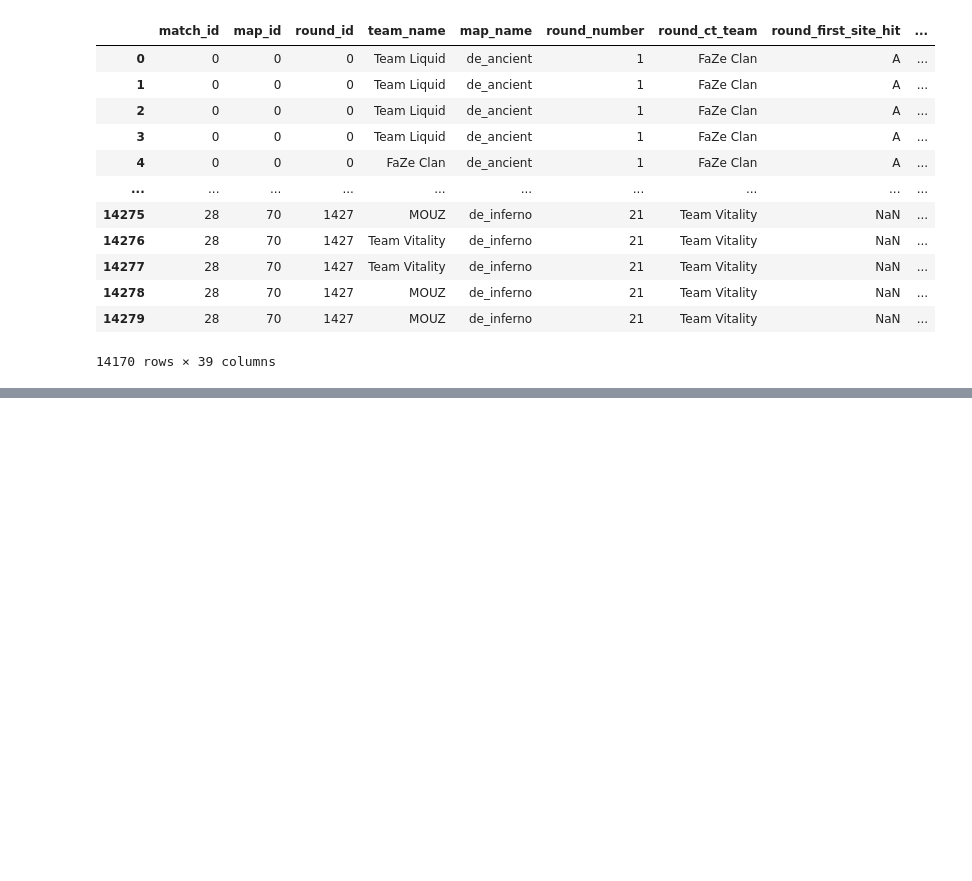
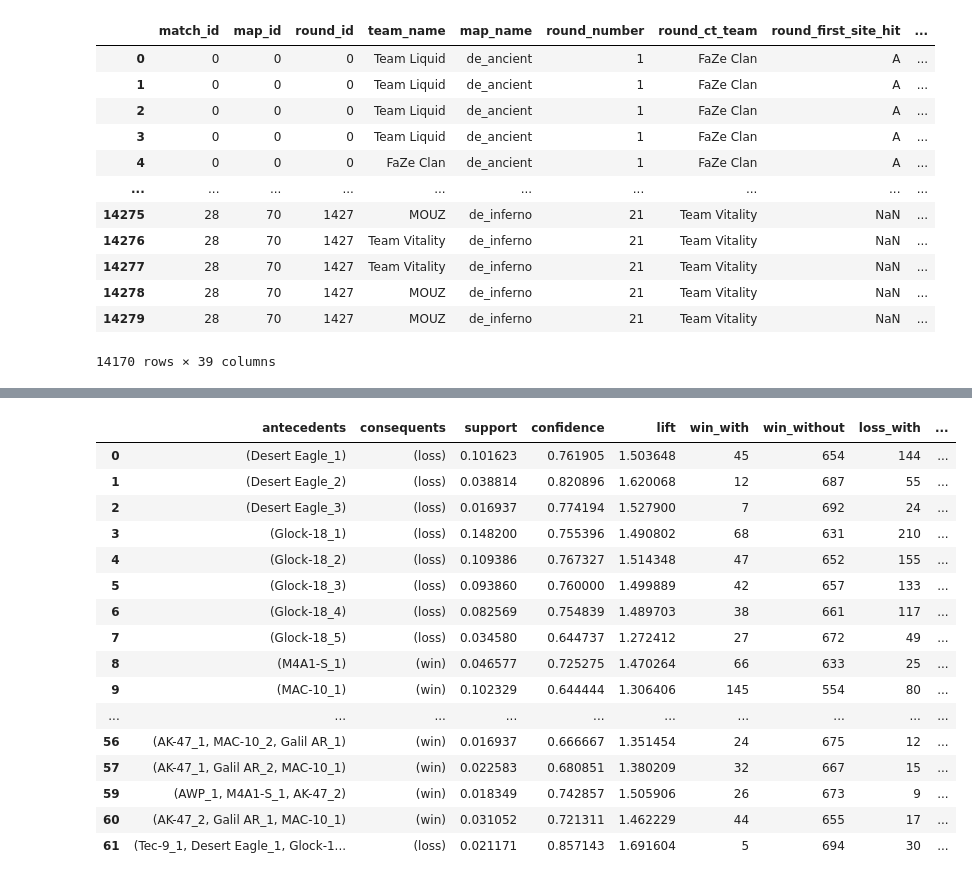
Before and after one commit to iwillreku3206/CSMODEL-MP, a Jupyter notebook: inventory.ipynb, the cells around one changed output, grey strips where cells are left out. Saved outputs shown, nothing was run; the diff lists cells and outputs as text; code cells hidden in the pictures; blank space fills up the shorter version.

```diff
--- a/inventory.ipynb
+++ b/inventory.ipynb
@@ -300,0 +286,28 @@ winloss_rules.sort_values(by='confidence', ascending=True)
+# %%
+# normal rounds, T
+t_normal_round_rules = get_rules_chisquare_table(
+    demos_inventory.loc[
+        ((demos_inventory['round_number'] != 1)
+        | (demos_inventory['round_number'] != 13)) &
+        (demos_inventory['round_ct_team'] != demos_inventory['team_name'])
+        ], 10, 0.05)
+
+t_normal_round_rules.loc[t_normal_round_rules['chi2_result'] == "dependent"]
+# %% [output]
+|  | antecedents | consequents | support | confidence | lift | win_with | win_without | loss_with | ... |
+| 0 | (Desert Eagle_1) | (loss) | 0.101623 | 0.761905 | 1.503648 | 45 | 654 | 144 | ... |
+| 1 | (Desert Eagle_2) | (loss) | 0.038814 | 0.820896 | 1.620068 | 12 | 687 | 55 | ... |
+| 2 | (Desert Eagle_3) | (loss) | 0.016937 | 0.774194 | 1.527900 | 7 | 692 | 24 | ... |
+| 3 | (Glock-18_1) | (loss) | 0.148200 | 0.755396 | 1.490802 | 68 | 631 | 210 | ... |
+| 4 | (Glock-18_2) | (loss) | 0.109386 | 0.767327 | 1.514348 | 47 | 652 | 155 | ... |
+| 5 | (Glock-18_3) | (loss) | 0.093860 | 0.760000 | 1.499889 | 42 | 657 | 133 | ... |
+| 6 | (Glock-18_4) | (loss) | 0.082569 | 0.754839 | 1.489703 | 38 | 661 | 117 | ... |
+| 7 | (Glock-18_5) | (loss) | 0.034580 | 0.644737 | 1.272412 | 27 | 672 | 49 | ... |
+| 8 | (M4A1-S_1) | (win) | 0.046577 | 0.725275 | 1.470264 | 66 | 633 | 25 | ... |
+| 9 | (MAC-10_1) | (win) | 0.102329 | 0.644444 | 1.306406 | 145 | 554 | 80 | ... |
+| ... | ... | ... | ... | ... | ... | ... | ... | ... | ... |
+| 56 | (AK-47_1, MAC-10_2, Galil AR_1) | (win) | 0.016937 | 0.666667 | 1.351454 | 24 | 675 | 12 | ... |
+| 57 | (AK-47_1, Galil AR_2, MAC-10_1) | (win) | 0.022583 | 0.680851 | 1.380209 | 32 | 667 | 15 | ... |
+| 59 | (AWP_1, M4A1-S_1, AK-47_2) | (win) | 0.018349 | 0.742857 | 1.505906 | 26 | 673 | 9 | ... |
+| 60 | (AK-47_2, Galil AR_1, MAC-10_1) | (win) | 0.031052 | 0.721311 | 1.462229 | 44 | 655 | 17 | ... |
+| 61 | (Tec-9_1, Desert Eagle_1, Glock-1... | (loss) | 0.021171 | 0.857143 | 1.691604 | 5 | 694 | 30 | ... |
```
Also changed, not shown: parts of 12 cells of this notebook.
